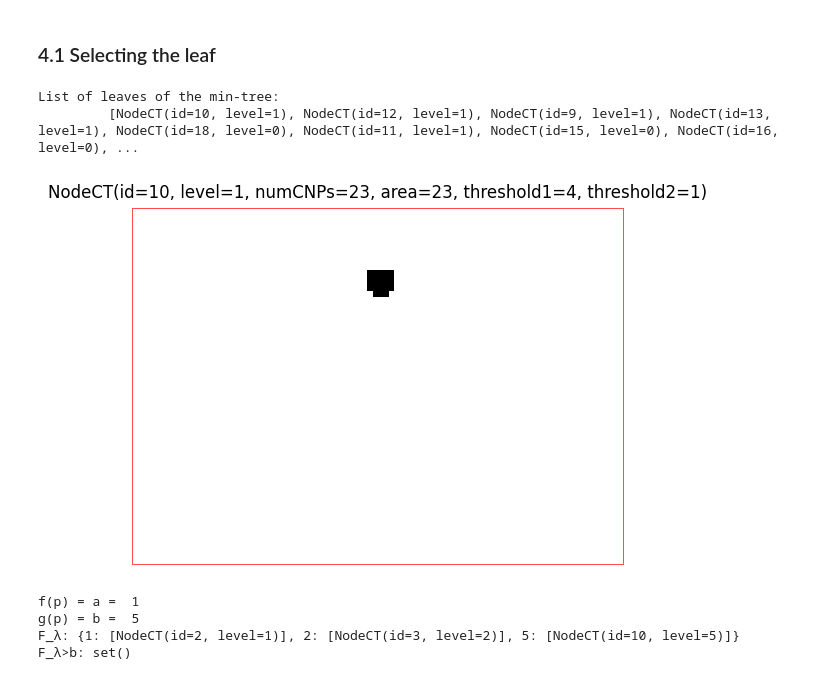
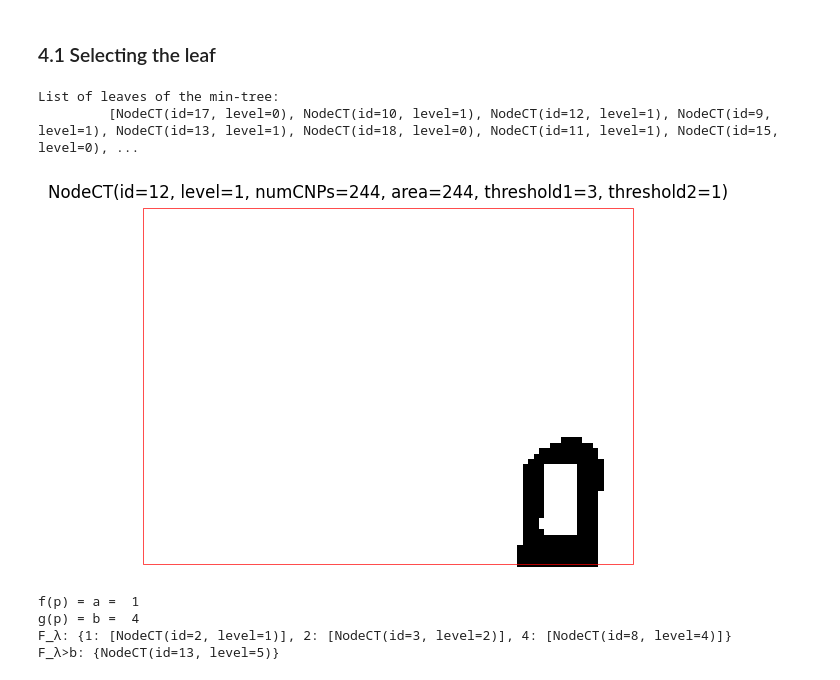
Before and after one commit to wonderalexandre/MorphoTreeAdjust, a Jupyter notebook: notebooks/morphoTreeAdjust_example_leaf.ipynb, the cells around one changed output. Cells and saved outputs as stored; diff of their text form; code cells hidden in the pictures.

```diff
--- a/notebooks/morphoTreeAdjust_example_leaf.ipynb
+++ b/notebooks/morphoTreeAdjust_example_leaf.ipynb
@@ -329,13 +329,13 @@ Each node is represented by <index>: <gray level>
 # %%
 leaves_mintree = mintree.leaves()
 print("List of leaves of the min-tree:\n\t", leaves_mintree, "\n")
 
-L = leaves_mintree[0]
+L = leaves_mintree[2]
 showNode(L)
 # %% [output]
 List of leaves of the min-tree:
-         [NodeCT(id=10, level=1), NodeCT(id=12, level=1), NodeCT(id=9, level=1), NodeCT(id=13, level=1), NodeCT(id=18, level=0), NodeCT(id=11, level=1), NodeCT(id=15, level=0), NodeCT(id=16, level=0), ...
+         [NodeCT(id=17, level=0), NodeCT(id=10, level=1), NodeCT(id=12, level=1), NodeCT(id=9, level=1), NodeCT(id=13, level=1), NodeCT(id=18, level=0), NodeCT(id=11, level=1), NodeCT(id=15, level=0), ...
-[figure, old version]
+[figure, new version]
 # %%
 adjust = mta.ComponentTreeAdjustment(mintree, maxtree)
 
@@ -352,9 +352,9 @@ print("F_λ:", mapF)
 print("F_λ>b:", F_λb)
 # %% [output]
 f(p) = a =  1
-g(p) = b =  5
-F_λ: {1: [NodeCT(id=2, level=1)], 2: [NodeCT(id=3, level=2)], 5: [NodeCT(id=10, level=5)]}
-F_λ>b: set()
+g(p) = b =  4
+F_λ: {1: [NodeCT(id=2, level=1)], 2: [NodeCT(id=3, level=2)], 4: [NodeCT(id=8, level=4)]}
+F_λ>b: {NodeCT(id=13, level=5)}
 # %%
 adjust = mta.ComponentTreeAdjustment(mintree, maxtree)
 
```
Also changed, not shown: parts of 13 cells of this notebook.
